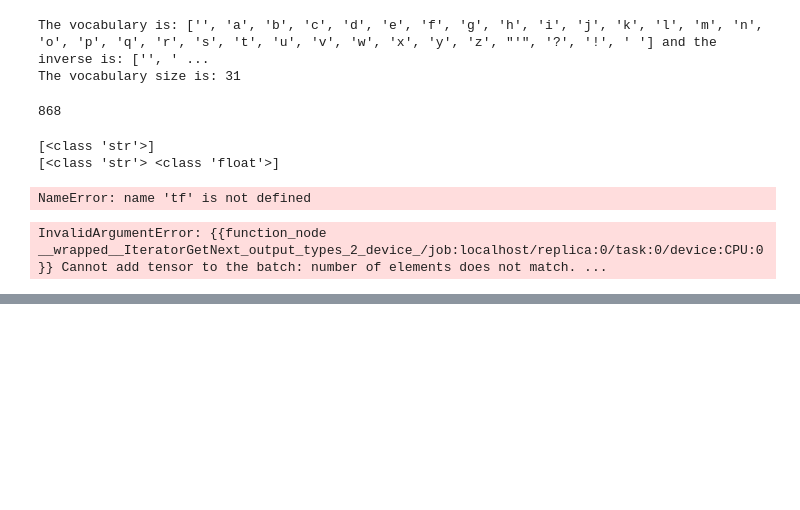
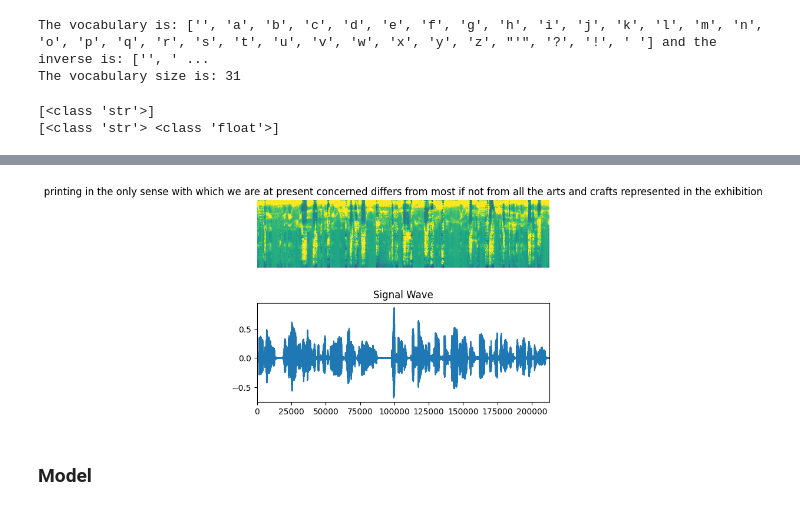
Before and after one commit to Amalaseeli/speech-processing-and-Analysis, a Jupyter notebook: speech_processing_and_analysis.ipynb, the cells around one changed output, grey strips where cells are left out. Cells and saved outputs as stored; diff of their text form; code cells hidden in the pictures; blank space fills up the shorter version.

```diff
--- a/speech_processing_and_analysis.ipynb
+++ b/speech_processing_and_analysis.ipynb
@@ -205,10 +199,8 @@ def calculate_max_length(dataset):
     spectrogram = element[0]
     max_length = max(max_length, spectrogram.shape[0])
   return max_length
-max_length = calculate_max_length(tf.data.Dataset.from_tensor_slices((list(df_train["ID"]), list(df_train["Normalized_Transcription"].astype('str')))).map(lambda x, y: encode_single_sample(x, y)))
-print(max_length)
+#max_length = calculate_max_length(tf.data.Dataset.from_tensor_slices((list(df_train["ID"]), list(df_train["Normalized_Transcription"].astype('str')))).map(lambda x, y: encode_single_sample(x, y)))
+#print(max_length)
-# %% [output]
-868
 # %%
 frame_length=512
 frame_step=256
@@ -269,22 +238,46 @@ print(df_train["Normalized_Transcription"].apply(type).unique())
 [<class 'str'>]
 [<class 'str'> <class 'float'>]
 # %%
-batch_size=32
-train_dataset=tf.data.Dataset.from_tensor_slices((list(df_train["ID"]), list(df_train["Normalized_Transcription"].astype('str'))))
-train_dataset=train_dataset.map(encode_single_sample, num_parallel_calls=tf.data.AUTOTUNE).batch(batch_size).prefetch(buffer_size=tf.data.AUTOTUNE)
-val_dataset=tf.data.Dataset.from_tensor_slices((list(df_val["ID"]), list(df_val["Normalized_Transcription"])))
-val_dataset=val_dataset.map(encode_single_sample, num_parallel_calls=tf.data.AUTOTUNE).batch(batch_size).prefetch(buffer_size=tf.data.AUTOTUNE)
+batch_size = 32
+# Define the training dataset
+train_dataset = tf.data.Dataset.from_tensor_slices(
+    (list(df_train["ID"]), list(df_train["Normalized_Transcription"].astype('str')))
+)
+train_dataset = (
+    train_dataset.map(encode_single_sample, num_parallel_calls=tf.data.AUTOTUNE)
+    .padded_batch(batch_size)
+    .prefetch(buffer_size=tf.data.AUTOTUNE)
+)
+
+# Define the validation dataset
+validation_dataset = tf.data.Dataset.from_tensor_slices(
+    (list(df_val["ID"]), list(df_val["Normalized_Transcription"]))
+)
+validation_dataset = (
+    validation_dataset.map(encode_single_sample, num_parallel_calls=tf.data.AUTOTUNE)
+    .padded_batch(batch_size)
+    .prefetch(buffer_size=tf.data.AUTOTUNE)
+)
-# %% [output]
-NameError: name 'tf' is not defined
 # %%
+### fig = plt.figure(figsize=(8, 5))
 for batch in train_dataset.take(1):
-    spectrograms=batch[0][0].numpy()
-    spectrograms=np.array([np.trim_zeros(x) for x in np.transpose(spectrograms)])
-    labels=batch[1][0]
-    label=tf.strings.reduce_join(num_to_char(labels), input_encoding="UTF-8")
-    ax=plt.subplot(2,1,1)
-    plt.imshow(spectrograms, vmax=1)
-    ax.set_title(label.numpy().decode("utf-8"))
-    plt.show()
+    spectrogram = batch[0][0].numpy()
+    spectrogram = np.array([np.trim_zeros(x) for x in np.transpose(spectrogram)])
+    label = batch[1][0]
+    # Spectrogram
+    label = tf.strings.reduce_join(num_to_char(label)).numpy().decode("utf-8")
+    ax = plt.subplot(2, 1, 1)
+    ax.imshow(spectrogram, vmax=1)
+    ax.set_title(label)
+    ax.axis("off")
+    # Wav
+    file = tf.io.read_file(audio_dir+"/"+list(df_train["ID"])[0] + ".wav")
+    audio, _ = tf.audio.decode_wav(file)
+    audio = audio.numpy()
+    ax = plt.subplot(2, 1, 2)
+    plt.plot(audio)
+    ax.set_title("Signal Wave")
+    ax.set_xlim(0, len(audio))
+    display.display(display.Audio(np.transpose(audio), rate=16000))
+plt.show()
 # %% [output]
-InvalidArgumentError: {{function_node __wrapped__IteratorGetNext_output_types_2_device_/job:localhost/replica:0/task:0/device:CPU:0}} Cannot add tensor to the batch: number of elements does not match. ...
@@ -290,0 +285,3 @@ InvalidArgumentError: {{function_node __wrapped__IteratorGetNext_output_types_2_
+[figure, added]
+# %% [markdown]
+### Model
```
Also changed, not shown: parts of 3 cells of this notebook.
